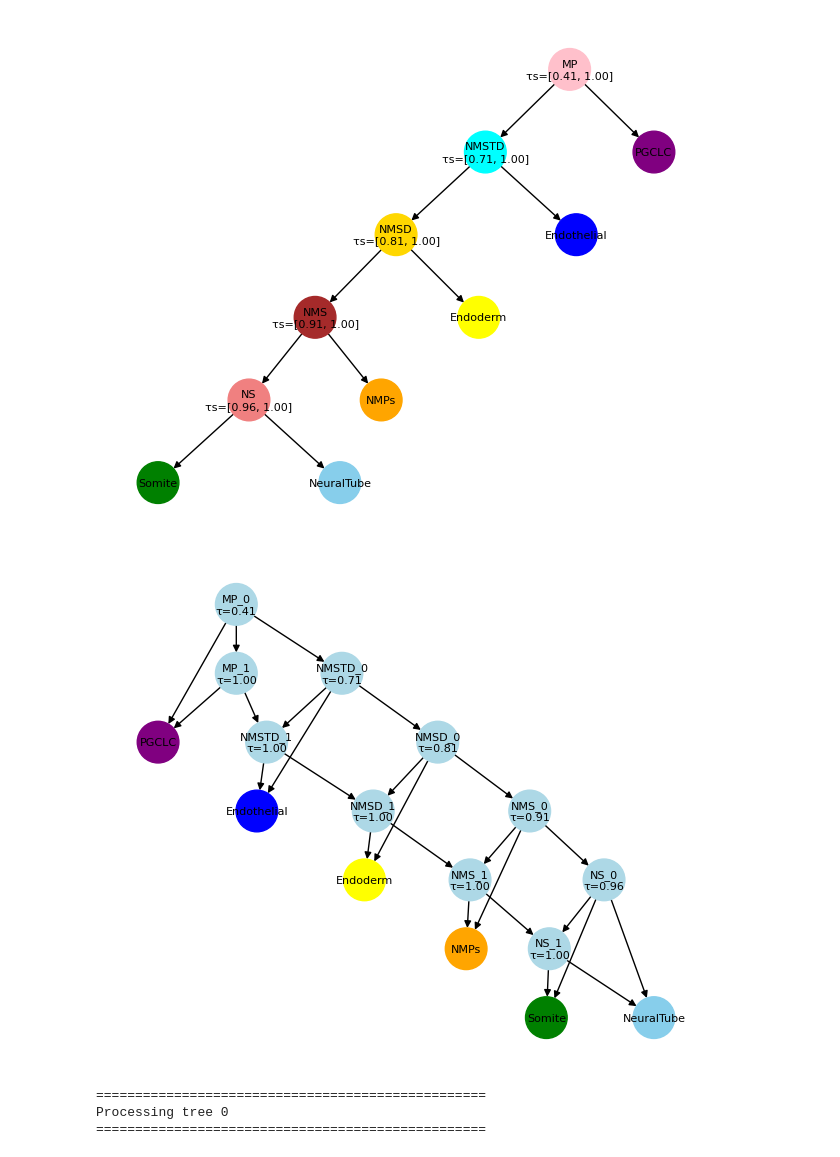
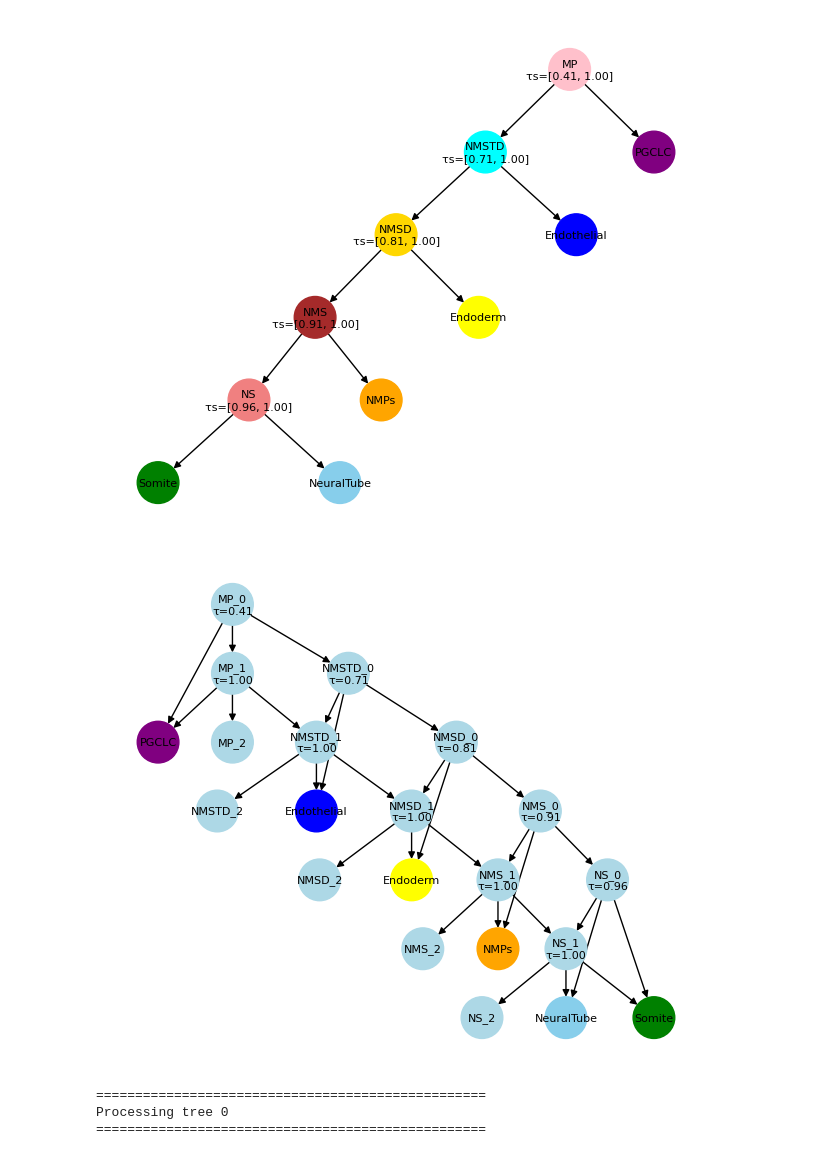
Before and after one commit to sashittal-group/CONCERT, a Jupyter notebook: notebooks/explore-tls-data-2.ipynb, the cells around one changed output. Cells and saved outputs as stored; diff of their text form; code cells hidden in the pictures.

```diff
--- a/notebooks/explore-tls-data-2.ipynb
+++ b/notebooks/explore-tls-data-2.ipynb
@@ -274,6 +274,10 @@ for T in Ts:
 
             excess = dist - 1.0
             T[parent][leaf]['weight'] = max(edge_length - excess, 0)  # avoid negative lengths
+
+    for n in T.nodes():
+        if T.nodes[n].get('state') == "PCGLC":
+            T.nodes[n]['state'] = "PGCLC"
 # %%
 ## add node times and assign internal states
 for i, T in enumerate(Ts):
@@ -530,40 +523,40 @@ for n in diff_T.nodes():
     if not diff_times:
         inflated_diff_T.add_node(n, diff_time=None)
     else:
-        for i, t in enumerate(diff_times):
+        for i, t in enumerate(diff_times + [None]):
             inflated_diff_T.add_node(f"{n}_{i}", diff_time=t)
 
 
 for u, v in diff_T.edges():
     for i, t in enumerate(diff_T.nodes[u]['diff_times']):
         nearest_v = None
         nearest_v_time = float('inf')
         v_diff_times = diff_T.nodes[v]['diff_times']
 
         if not v_diff_times:
 
             inflated_diff_T.add_edge(f"{u}_{i}", v)
 
         else:
 
             for j, t2 in enumerate(v_diff_times):
                 if t2 > t and t2 < nearest_v_time:
                     nearest_v = j
                     nearest_v_time = t2
 
             if nearest_v is not None:
                 inflated_diff_T.add_edge(f"{u}_{i}", f"{v}_{nearest_v}")
 
 for n in diff_T.nodes():
     diff_times = diff_T.nodes[n]['diff_times']
     if diff_times and len(diff_times) > 1:
-        for i in range(len(diff_times)-1):
+        for i in range(len(diff_times)):
             inflated_diff_T.add_edge(f"{n}_{i}", f"{n}_{i+1}")
 
 
 plot_differentiation_tree(inflated_diff_T)
 # %% [output]
-[figure, old version]
+[figure, new version]
 # %%
 Ts = []
 
```
Also changed, not shown: parts of 18 cells of this notebook, 2 other files.
